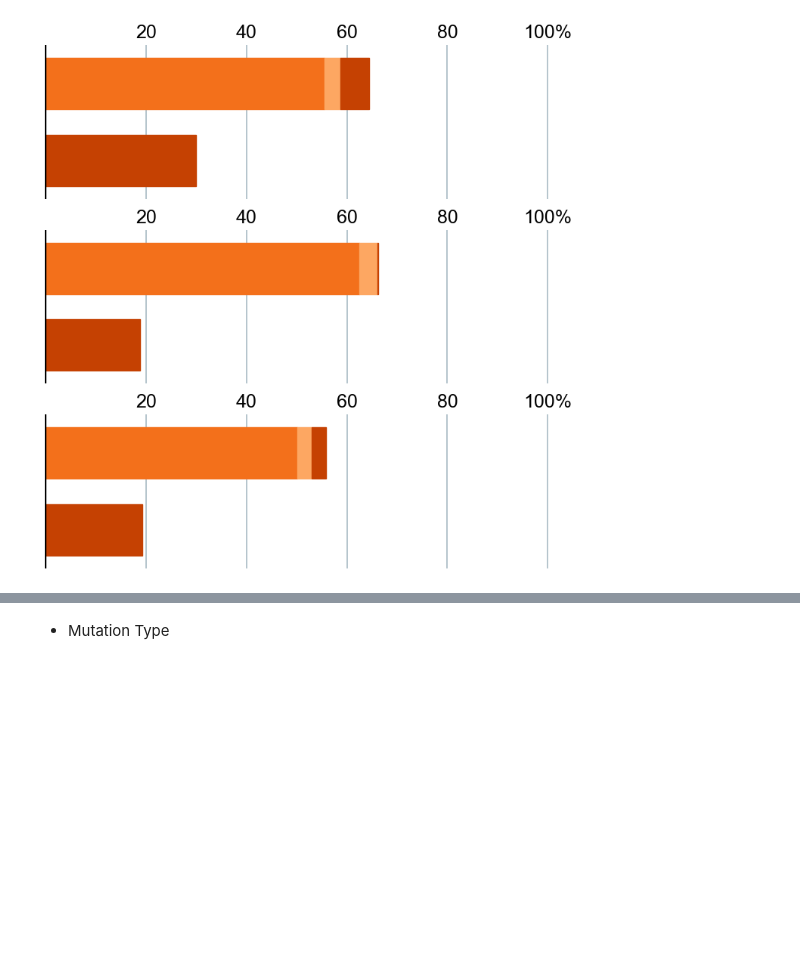
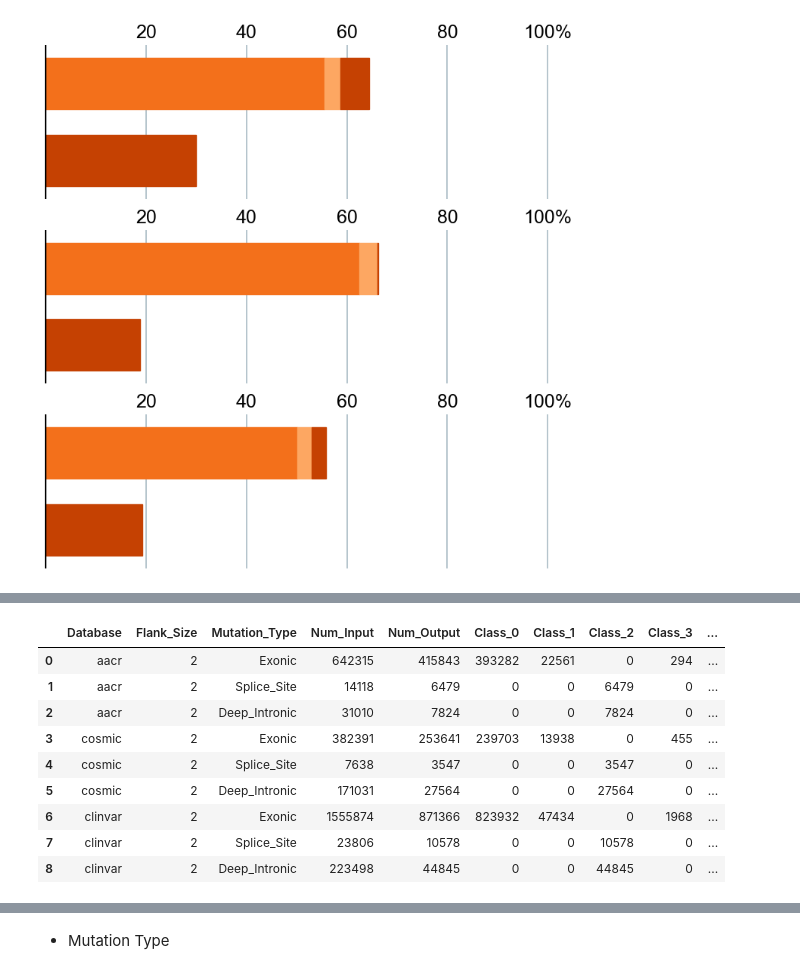
Before and after one commit to kexindon/h2m-public, a Jupyter notebook: 2_murine_mutation_database.ipynb, the cells around one changed output, grey strips where cells are left out. Drawn from its saved outputs; the diff is of its cells as text; code cells hidden in the pictures; blank space fills up the shorter version.

```diff
--- a/2_murine_mutation_database.ipynb
+++ b/2_murine_mutation_database.ipynb
@@ -380,12 +380,12 @@ cosmic | clinvar: 32881 overlapped mutations in total.
 # %% [output]
 2215507
 # %%
-df_all = pd.merge(df, df_run, on = ['gene_name_h',
- 'start_h',
- 'end_h',
- 'ref_seq_h',
- 'alt_seq_h',
- 'type_h'], how = 'inner')
+# df_all = pd.merge(df, df_run, on = ['gene_name_h',
+#  'start_h',
+#  'end_h',
+#  'ref_seq_h',
+#  'alt_seq_h',
+#  'type_h'], how = 'inner')
 # %%
 np.array([694228, 1020926, 93421, 2215507, 85371,28333,32881]).sum()
 # %% [output]
@@ -764,0 +874,15 @@ plt.show()
+# %%
+df['percet_modelable'] = df['Num_Output']/df['Num_Input']
+df.to_csv('/Users/gorkordkx/Documents/Output/h2m/stat_3_v2.csv', index = False)
+df
+# %% [output]
+|  | Database | Flank_Size | Mutation_Type | Num_Input | Num_Output | Class_0 | Class_1 | Class_2 | Class_3 | ... |
+| 0 | aacr | 2 | Exonic | 642315 | 415843 | 393282 | 22561 | 0 | 294 | ... |
+| 1 | aacr | 2 | Splice_Site | 14118 | 6479 | 0 | 0 | 6479 | 0 | ... |
+| 2 | aacr | 2 | Deep_Intronic | 31010 | 7824 | 0 | 0 | 7824 | 0 | ... |
+| 3 | cosmic | 2 | Exonic | 382391 | 253641 | 239703 | 13938 | 0 | 455 | ... |
+| 4 | cosmic | 2 | Splice_Site | 7638 | 3547 | 0 | 0 | 3547 | 0 | ... |
+| 5 | cosmic | 2 | Deep_Intronic | 171031 | 27564 | 0 | 0 | 27564 | 0 | ... |
+| 6 | clinvar | 2 | Exonic | 1555874 | 871366 | 823932 | 47434 | 0 | 1968 | ... |
+| 7 | clinvar | 2 | Splice_Site | 23806 | 10578 | 0 | 0 | 10578 | 0 | ... |
+| 8 | clinvar | 2 | Deep_Intronic | 223498 | 44845 | 0 | 0 | 44845 | 0 | ... |
```
Also changed, not shown: parts of 8 cells of this notebook, 1 other file.
